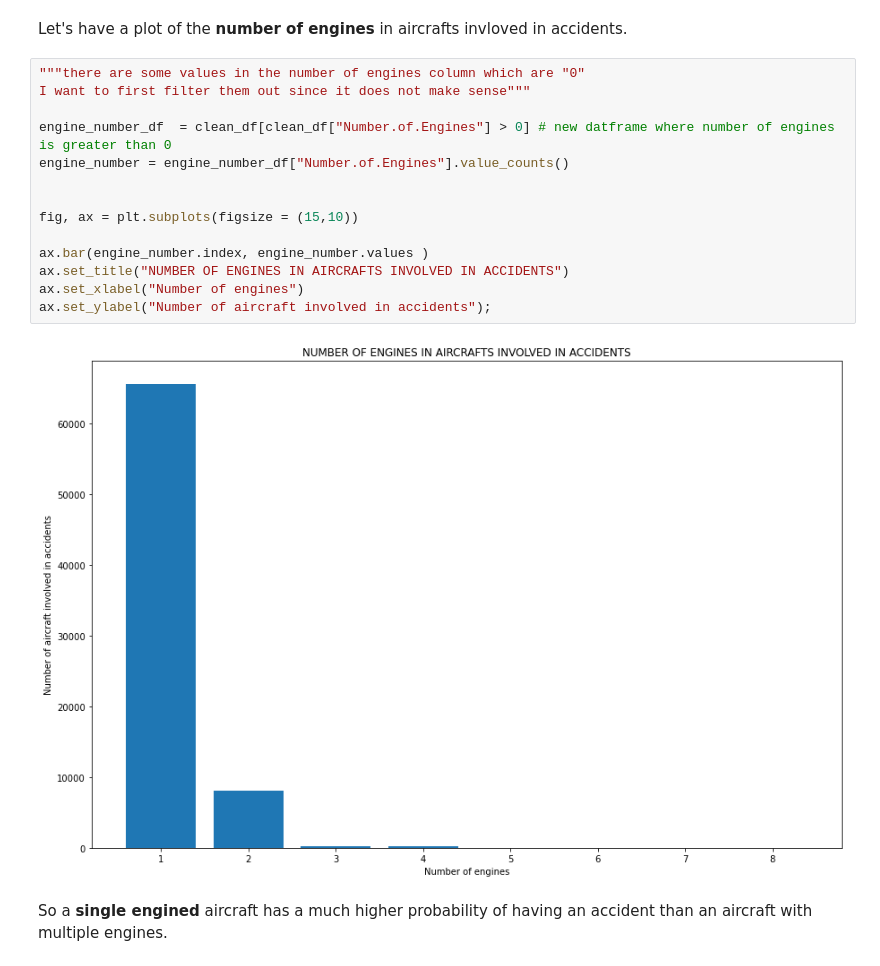
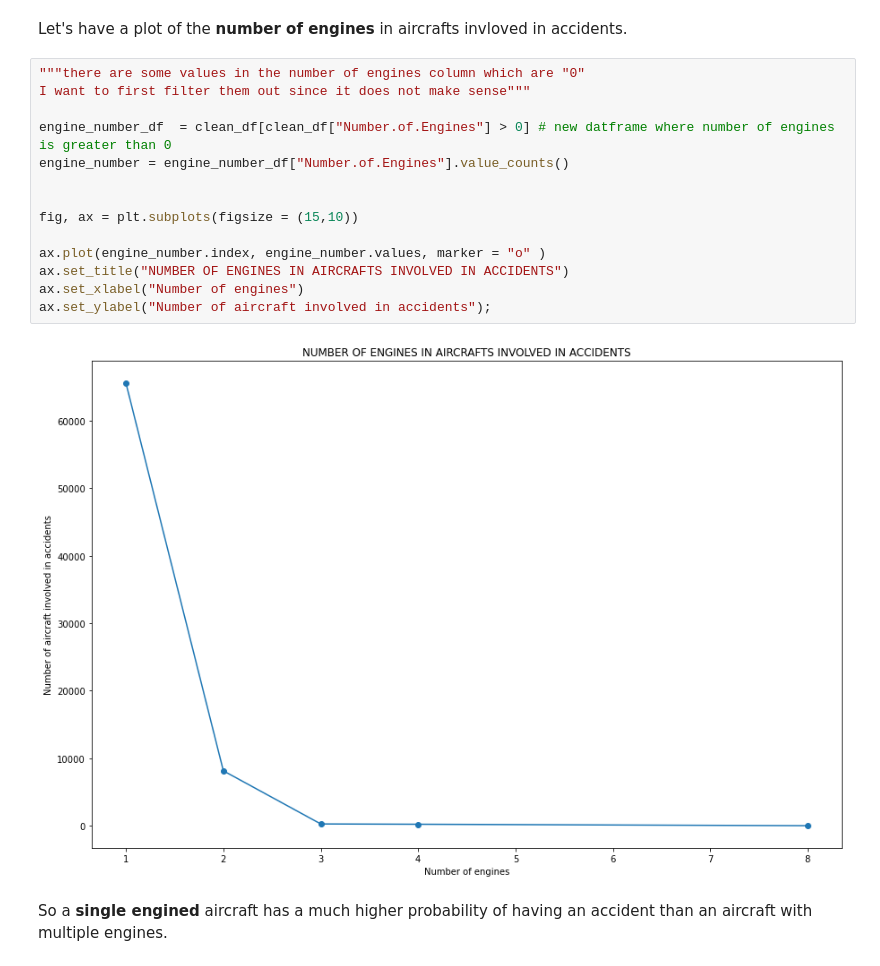
Before and after one commit to Logan-BCM/Aviation-Risk-Assessment-Project, a Jupyter notebook: dsc-phase1-project.ipynb, the cells around one changed output. Cells and saved outputs as stored; diff of their text form.

```diff
--- a/dsc-phase1-project.ipynb
+++ b/dsc-phase1-project.ipynb
@@ -606,19 +607,19 @@ Let's have a plot of the **number of engines** in aircrafts invloved in accident
 # %%
 """there are some values in the number of engines column which are "0"
 I want to first filter them out since it does not make sense"""
 
 engine_number_df  = clean_df[clean_df["Number.of.Engines"] > 0] # new datframe where number of engines is greater than 0
 engine_number = engine_number_df["Number.of.Engines"].value_counts()
 
 
 fig, ax = plt.subplots(figsize = (15,10))
 
-ax.bar(engine_number.index, engine_number.values )
+ax.plot(engine_number.index, engine_number.values, marker = "o" )
 ax.set_title("NUMBER OF ENGINES IN AIRCRAFTS INVOLVED IN ACCIDENTS")
 ax.set_xlabel("Number of engines")
 ax.set_ylabel("Number of aircraft involved in accidents");
 # %% [output]
-[figure, old version]
+[figure, new version]
 # %% [markdown]
 So a **single engined** aircraft has a much higher probability of having an accident than an aircraft with multiple engines.
 # %% [markdown]
```
Also changed, not shown: parts of 10 cells of this notebook, 1 other file.
